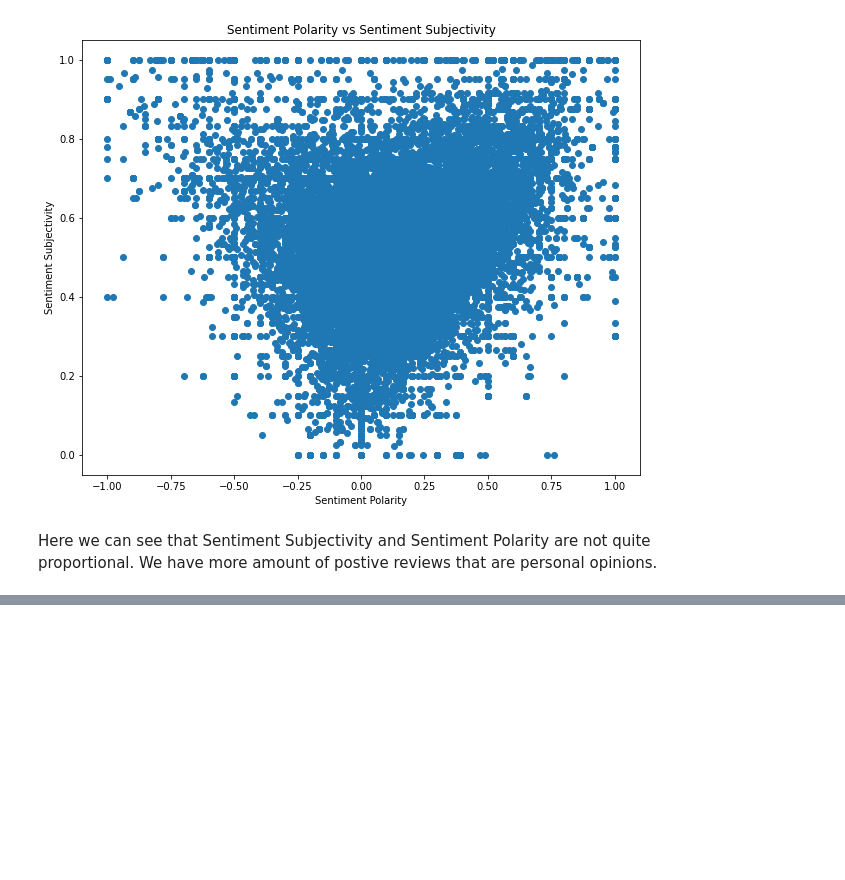
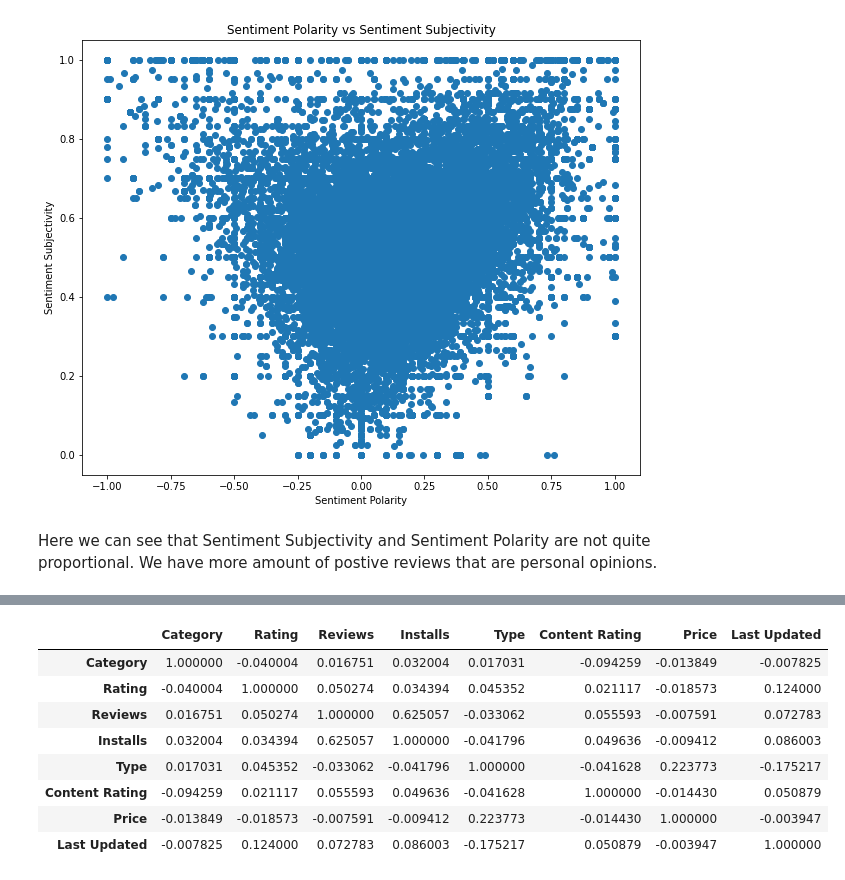
Before and after one commit to Pooja-Dalwani/PlayStoreAppReviewAnalysisEDA, a Jupyter notebook: Capstone_Project_PlayStoreAppReviewAnalysis.ipynb, the cells around one changed output, grey strips where cells are left out. Saved outputs shown, nothing was run; the diff lists cells and outputs as text; code cells hidden in the pictures; blank space fills up the shorter version.

```diff
--- a/Capstone_Project_PlayStoreAppReviewAnalysis.ipynb
+++ b/Capstone_Project_PlayStoreAppReviewAnalysis.ipynb
@@ -588,0 +655,13 @@ Here we can see that Sentiment Subjectivity and Sentiment Polarity are not quite
+# %%
+cor = variables_df.corr()
+cor
+# %% [output]
+|  | Category | Rating | Reviews | Installs | Type | Content Rating | Price | Last Updated |
+| Category | 1.000000 | -0.040004 | 0.016751 | 0.032004 | 0.017031 | -0.094259 | -0.013849 | -0.007825 |
+| Rating | -0.040004 | 1.000000 | 0.050274 | 0.034394 | 0.045352 | 0.021117 | -0.018573 | 0.124000 |
+| Reviews | 0.016751 | 0.050274 | 1.000000 | 0.625057 | -0.033062 | 0.055593 | -0.007591 | 0.072783 |
+| Installs | 0.032004 | 0.034394 | 0.625057 | 1.000000 | -0.041796 | 0.049636 | -0.009412 | 0.086003 |
+| Type | 0.017031 | 0.045352 | -0.033062 | -0.041796 | 1.000000 | -0.041628 | 0.223773 | -0.175217 |
+| Content Rating | -0.094259 | 0.021117 | 0.055593 | 0.049636 | -0.041628 | 1.000000 | -0.014430 | 0.050879 |
+| Price | -0.013849 | -0.018573 | -0.007591 | -0.009412 | 0.223773 | -0.014430 | 1.000000 | -0.003947 |
+| Last Updated | -0.007825 | 0.124000 | 0.072783 | 0.086003 | -0.175217 | 0.050879 | -0.003947 | 1.000000 |
```
Also changed, not shown: parts of 12 cells of this notebook.
